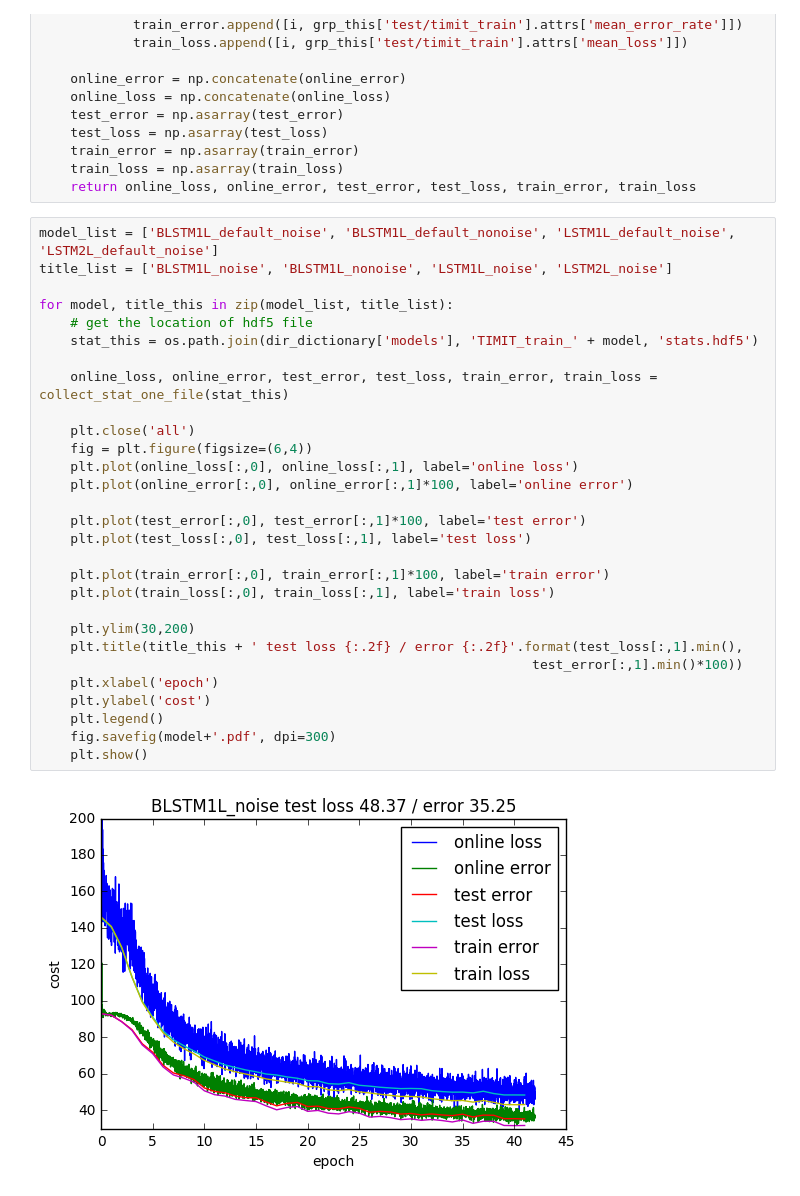
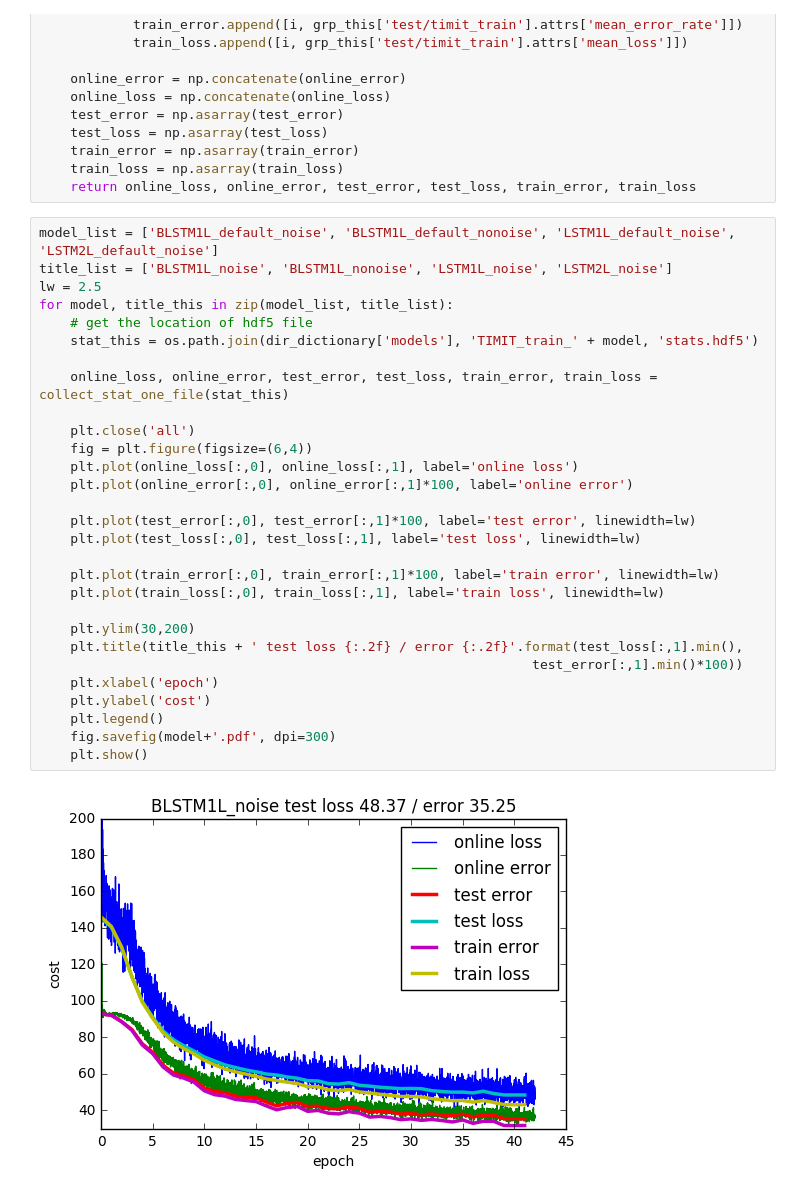
Before and after one commit to codinfox/lstm-siamese, a Jupyter notebook: model_training/plots.ipynb, the cells around one changed output. Cells and saved outputs as stored; diff of their text form.

```diff
--- a/model_training/plots.ipynb
+++ b/model_training/plots.ipynb
@@ -44,31 +44,31 @@ def collect_stat_one_file(filename):
 # %%
 model_list = ['BLSTM1L_default_noise', 'BLSTM1L_default_nonoise', 'LSTM1L_default_noise', 'LSTM2L_default_noise']
 title_list = ['BLSTM1L_noise', 'BLSTM1L_nonoise', 'LSTM1L_noise', 'LSTM2L_noise']
-
+lw = 2.5
 for model, title_this in zip(model_list, title_list):
     # get the location of hdf5 file
     stat_this = os.path.join(dir_dictionary['models'], 'TIMIT_train_' + model, 'stats.hdf5')
 
     online_loss, online_error, test_error, test_loss, train_error, train_loss = collect_stat_one_file(stat_this)
 
     plt.close('all')
     fig = plt.figure(figsize=(6,4))
     plt.plot(online_loss[:,0], online_loss[:,1], label='online loss')
     plt.plot(online_error[:,0], online_error[:,1]*100, label='online error')
 
-    plt.plot(test_error[:,0], test_error[:,1]*100, label='test error')
-    plt.plot(test_loss[:,0], test_loss[:,1], label='test loss')
+    plt.plot(test_error[:,0], test_error[:,1]*100, label='test error', linewidth=lw)
+    plt.plot(test_loss[:,0], test_loss[:,1], label='test loss', linewidth=lw)
 
-    plt.plot(train_error[:,0], train_error[:,1]*100, label='train error')
-    plt.plot(train_loss[:,0], train_loss[:,1], label='train loss')
+    plt.plot(train_error[:,0], train_error[:,1]*100, label='train error', linewidth=lw)
+    plt.plot(train_loss[:,0], train_loss[:,1], label='train loss', linewidth=lw)
 
     plt.ylim(30,200)
     plt.title(title_this + ' test loss {:.2f} / error {:.2f}'.format(test_loss[:,1].min(),
                                                                test_error[:,1].min()*100))
     plt.xlabel('epoch')
     plt.ylabel('cost')
     plt.legend()
     fig.savefig(model+'.pdf', dpi=300)
     plt.show()
 # %% [output]
-[figure, old version]
+[figure, new version]
```
Also changed, not shown: parts of 1 cell of this notebook, 12 other files.
